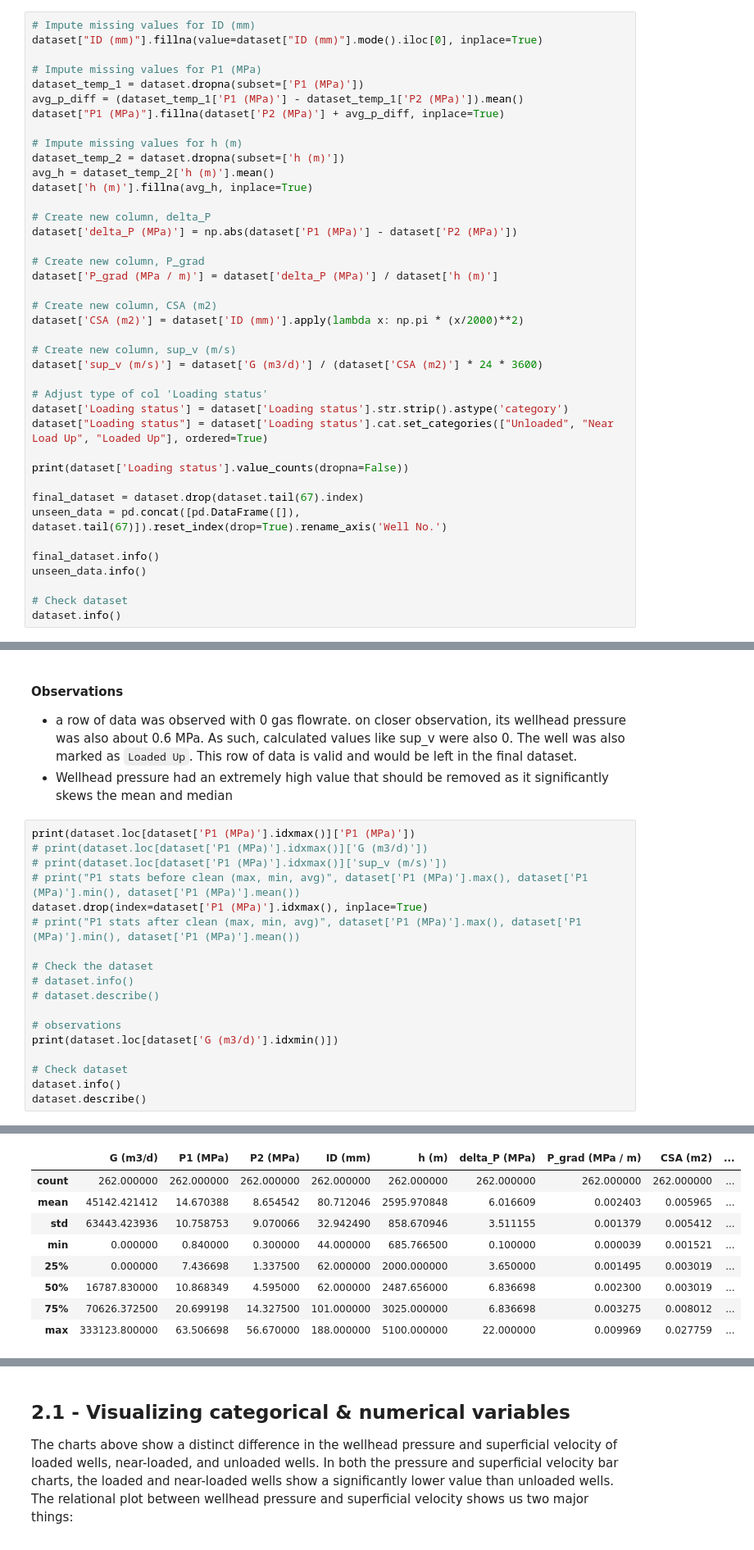
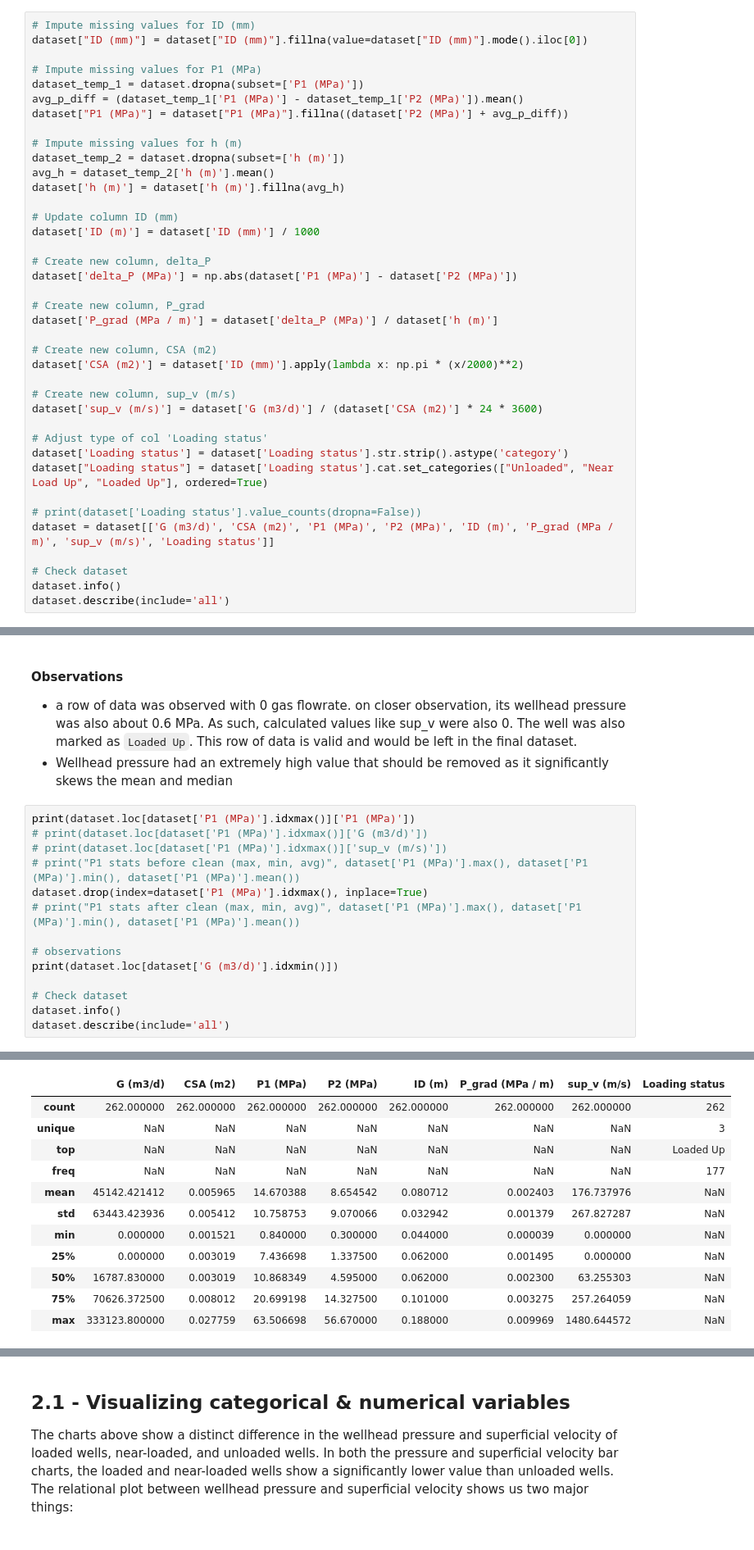
Before and after one commit to akcumeh/liquid-loading-prediction-model, a Jupyter notebook: project-code.ipynb, the cells around one changed output, grey strips where cells are left out. Shown at 82% size. Cells and saved outputs as stored; diff of their text form.

```diff
--- a/project-code.ipynb
+++ b/project-code.ipynb
@@ -56,17 +91,20 @@ The following code:
 - corrects column types
 # %%
 # Impute missing values for ID (mm)
-dataset["ID (mm)"].fillna(value=dataset["ID (mm)"].mode().iloc[0], inplace=True)
+dataset["ID (mm)"] = dataset["ID (mm)"].fillna(value=dataset["ID (mm)"].mode().iloc[0])
 
 # Impute missing values for P1 (MPa)
 dataset_temp_1 = dataset.dropna(subset=['P1 (MPa)'])
 avg_p_diff = (dataset_temp_1['P1 (MPa)'] - dataset_temp_1['P2 (MPa)']).mean()
-dataset["P1 (MPa)"].fillna(dataset['P2 (MPa)'] + avg_p_diff, inplace=True)
+dataset["P1 (MPa)"] = dataset["P1 (MPa)"].fillna((dataset['P2 (MPa)'] + avg_p_diff))
 
 # Impute missing values for h (m)
 dataset_temp_2 = dataset.dropna(subset=['h (m)'])
 avg_h = dataset_temp_2['h (m)'].mean()
-dataset['h (m)'].fillna(avg_h, inplace=True)
+dataset['h (m)'] = dataset['h (m)'].fillna(avg_h)
+
+# Update column ID (mm)
+dataset['ID (m)'] = dataset['ID (mm)'] / 1000
 
 # Create new column, delta_P
 dataset['delta_P (MPa)'] = np.abs(dataset['P1 (MPa)'] - dataset['P2 (MPa)'])
@@ -84,14 +122,10 @@ dataset['sup_v (m/s)'] = dataset['G (m3/d)'] / (dataset['CSA (m2)'] * 24 * 3600)
 dataset['Loading status'] = dataset['Loading status'].str.strip().astype('category')
 dataset["Loading status"] = dataset['Loading status'].cat.set_categories(["Unloaded", "Near Load Up", "Loaded Up"], ordered=True)
 
-print(dataset['Loading status'].value_counts(dropna=False))
-
-final_dataset = dataset.drop(dataset.tail(67).index)
-unseen_data = pd.concat([pd.DataFrame([]), dataset.tail(67)]).reset_index(drop=True).rename_axis('Well No.')
-
-final_dataset.info()
-unseen_data.info()
+# print(dataset['Loading status'].value_counts(dropna=False))
+dataset = dataset[['G (m3/d)', 'CSA (m2)', 'P1 (MPa)', 'P2 (MPa)', 'ID (m)', 'P_grad (MPa / m)', 'sup_v (m/s)', 'Loading status']]
 
 # Check dataset
 dataset.info()
+dataset.describe(include='all')
 # %% [output]
@@ -126,16 +170,12 @@ print(dataset.loc[dataset['P1 (MPa)'].idxmax()]['P1 (MPa)'])
 dataset.drop(index=dataset['P1 (MPa)'].idxmax(), inplace=True)
 # print("P1 stats after clean (max, min, avg)", dataset['P1 (MPa)'].max(), dataset['P1 (MPa)'].min(), dataset['P1 (MPa)'].mean())
 
-# Check the dataset
-# dataset.info()
-# dataset.describe()
-
 # observations
 print(dataset.loc[dataset['G (m3/d)'].idxmin()])
 
 # Check dataset
 dataset.info()
-dataset.describe()
+dataset.describe(include='all')
 # %% [output]
 240.0
 G (m3/d)                  0.0
@@ -157,10 +197,13 @@ memory usage: 29.0 KB
-|  | G (m3/d) | P1 (MPa) | P2 (MPa) | ID (mm) | h (m) | delta_P (MPa) | P_grad (MPa / m) | CSA (m2) | ... |
-| count | 262.000000 | 262.000000 | 262.000000 | 262.000000 | 262.000000 | 262.000000 | 262.000000 | 262.000000 | ... |
-| mean | 45142.421412 | 14.670388 | 8.654542 | 80.712046 | 2595.970848 | 6.016609 | 0.002403 | 0.005965 | ... |
-| std | 63443.423936 | 10.758753 | 9.070066 | 32.942490 | 858.670946 | 3.511155 | 0.001379 | 0.005412 | ... |
-| min | 0.000000 | 0.840000 | 0.300000 | 44.000000 | 685.766500 | 0.100000 | 0.000039 | 0.001521 | ... |
-| 25% | 0.000000 | 7.436698 | 1.337500 | 62.000000 | 2000.000000 | 3.650000 | 0.001495 | 0.003019 | ... |
-| 50% | 16787.830000 | 10.868349 | 4.595000 | 62.000000 | 2487.656000 | 6.836698 | 0.002300 | 0.003019 | ... |
-| 75% | 70626.372500 | 20.699198 | 14.327500 | 101.000000 | 3025.000000 | 6.836698 | 0.003275 | 0.008012 | ... |
-| max | 333123.800000 | 63.506698 | 56.670000 | 188.000000 | 5100.000000 | 22.000000 | 0.009969 | 0.027759 | ... |
+|  | G (m3/d) | CSA (m2) | P1 (MPa) | P2 (MPa) | ID (m) | P_grad (MPa / m) | sup_v (m/s) | Loading status |
+| count | 262.000000 | 262.000000 | 262.000000 | 262.000000 | 262.000000 | 262.000000 | 262.000000 | 262 |
+| unique | NaN | NaN | NaN | NaN | NaN | NaN | NaN | 3 |
+| top | NaN | NaN | NaN | NaN | NaN | NaN | NaN | Loaded Up |
+| freq | NaN | NaN | NaN | NaN | NaN | NaN | NaN | 177 |
+| mean | 45142.421412 | 0.005965 | 14.670388 | 8.654542 | 0.080712 | 0.002403 | 176.737976 | NaN |
+| std | 63443.423936 | 0.005412 | 10.758753 | 9.070066 | 0.032942 | 0.001379 | 267.827287 | NaN |
+| min | 0.000000 | 0.001521 | 0.840000 | 0.300000 | 0.044000 | 0.000039 | 0.000000 | NaN |
+| 25% | 0.000000 | 0.003019 | 7.436698 | 1.337500 | 0.062000 | 0.001495 | 0.000000 | NaN |
+| 50% | 16787.830000 | 0.003019 | 10.868349 | 4.595000 | 0.062000 | 0.002300 | 63.255303 | NaN |
+| 75% | 70626.372500 | 0.008012 | 20.699198 | 14.327500 | 0.101000 | 0.003275 | 257.264059 | NaN |
+| max | 333123.800000 | 0.027759 | 63.506698 | 56.670000 | 0.188000 | 0.009969 | 1480.644572 | NaN |
 # %% [markdown]
```
Also changed, not shown: parts of 38 cells of this notebook.
